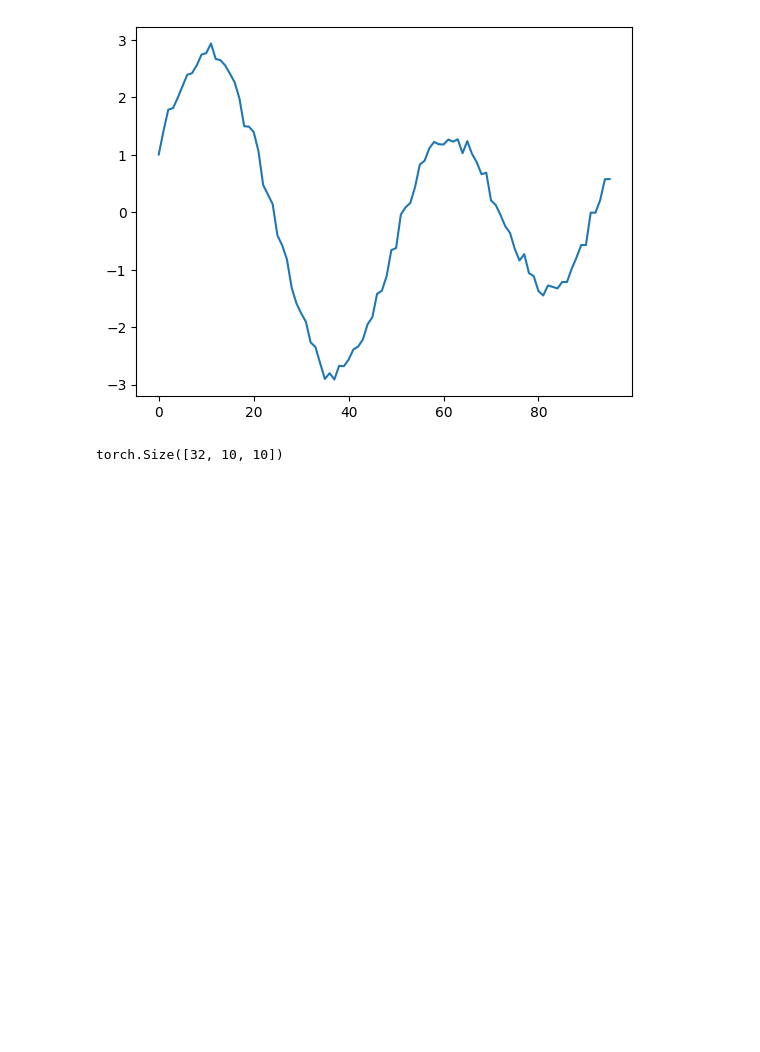
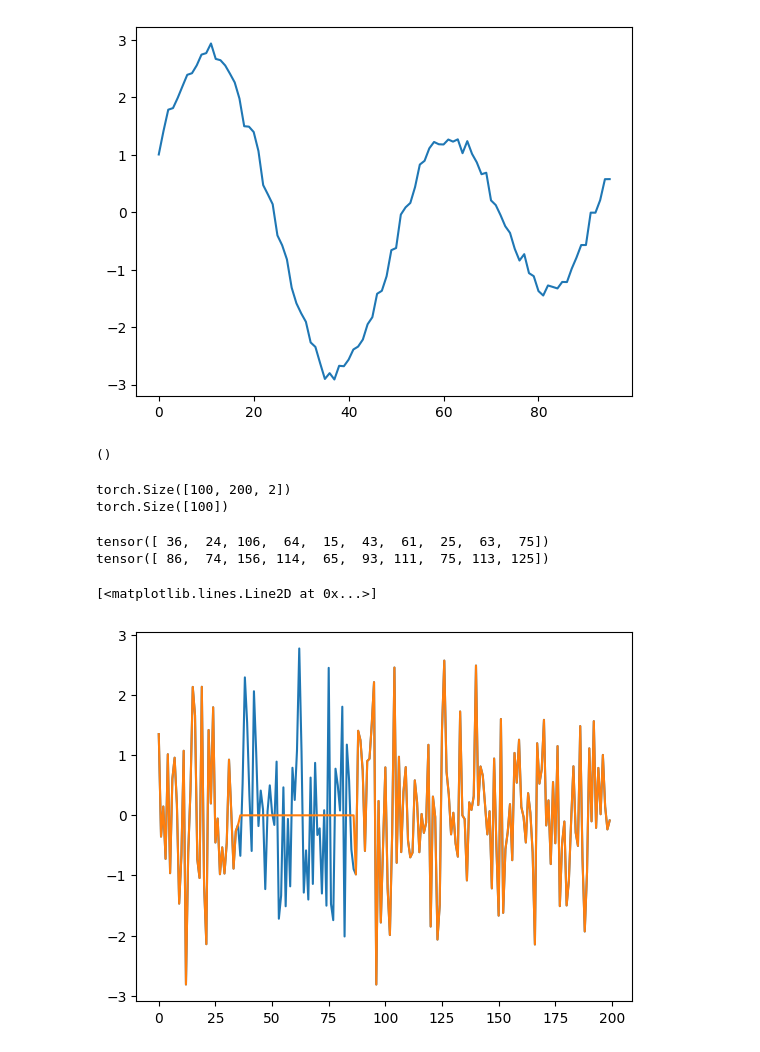
Before and after one commit to WillWang1113/GenTS, a Jupyter notebook: notebooks/my_notebook.ipynb, the cells around one changed output. Saved outputs shown, nothing was run; the diff lists cells and outputs as text; code cells hidden in the pictures; blank space fills up the shorter version.

```diff
--- a/notebooks/my_notebook.ipynb
+++ b/notebooks/my_notebook.ipynb
@@ -33,9 +33,64 @@ plt.plot(data[:96])
 1152
 [<matplotlib.lines.Line2D at 0x...>]
 [figure]
-# %%
-import torch
-a = torch.randn((32, 10, 10, 10)).cuda()
-torch.zeros_like(a[:,0,:]).shape
-# %% [output]
-torch.Size([32, 10, 10])
+# %%
+a = torch.randn(10,)
+# %% [output]
+()
+# %%
+num_samples = 100
+t = torch.linspace(0, 4 * torch.pi, 200).float()
+curves = []
+labels = []
+for _ in range(num_samples):
+
+    a = torch.rand(1).item() * 0.5  # Initial radius
+    b = torch.rand(1).item() * 0.2  # Growth rate
+
+    direction = torch.randint(0, 2, (1,)).item()  # 0=clockwise, 1=ccw
+
+    # theta = torch.linspace(0, 4 * torch.pi, self.seq_len)  # Two full rotations
+    r = a + b * t
+    if direction == 0:
+        x = r * torch.cos(t)
+        y = r * torch.sin(t)
+    else:
+        x = -r * torch.cos(t)
+        y = r * torch.sin(t)
+
+    x += torch.randn_like(x) * 0.01
+    y += torch.randn_like(y) * 0.01
+
+    curve = torch.stack([x, y], dim=1)
+    curves.append(curve)
+    labels.append(direction)
+data, class_cond = torch.stack(curves), torch.tensor(labels)
+print(data.shape)
+print(class_cond.shape)
+# %% [output]
+torch.Size([100, 200, 2])
+torch.Size([100])
+# %%
+x = torch.randn(1000, 200, 2)
+mask = torch.ones(1000, 200, 2)
+total_seq_len=mask.shape[1]
+delta = 50
+rand_start = torch.randint(0, total_seq_len-delta, (1000,))
+print(rand_start[:10])
+max_delta = 10
+# delta = (torch.rand(1000, device=x.device) * (max_delta + 1)).long()
+end = rand_start + delta
+print(end[:10])
+
+# 生成时间步索引并比较生成布尔掩码
+t = torch.arange(200, device=x.device).view(1, -1)  # 形状 [1, 200]
+mask_2d = (t >= rand_start.view(-1, 1)) & (t <= end.view(-1, 1))  # 形状 [1000, 200]
+mask_3d = mask_2d.unsqueeze(-1).expand_as(mask)
+(~mask_3d) * x
+plt.plot(x[0, :, 0])
+plt.plot(((~mask_3d) * x)[0, :, 0])
+# %% [output]
+tensor([ 36,  24, 106,  64,  15,  43,  61,  25,  63,  75])
+tensor([ 86,  74, 156, 114,  65,  93, 111,  75, 113, 125])
+[<matplotlib.lines.Line2D at 0x...>]
+[figure, added]
```
Also changed, not shown: 18 other files.
